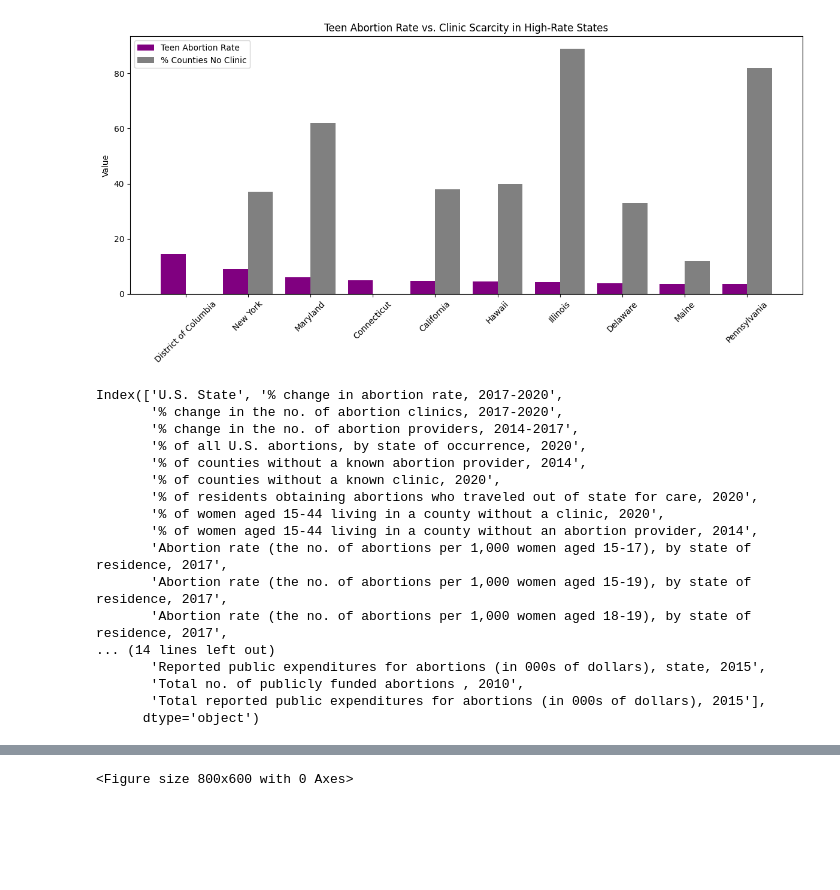
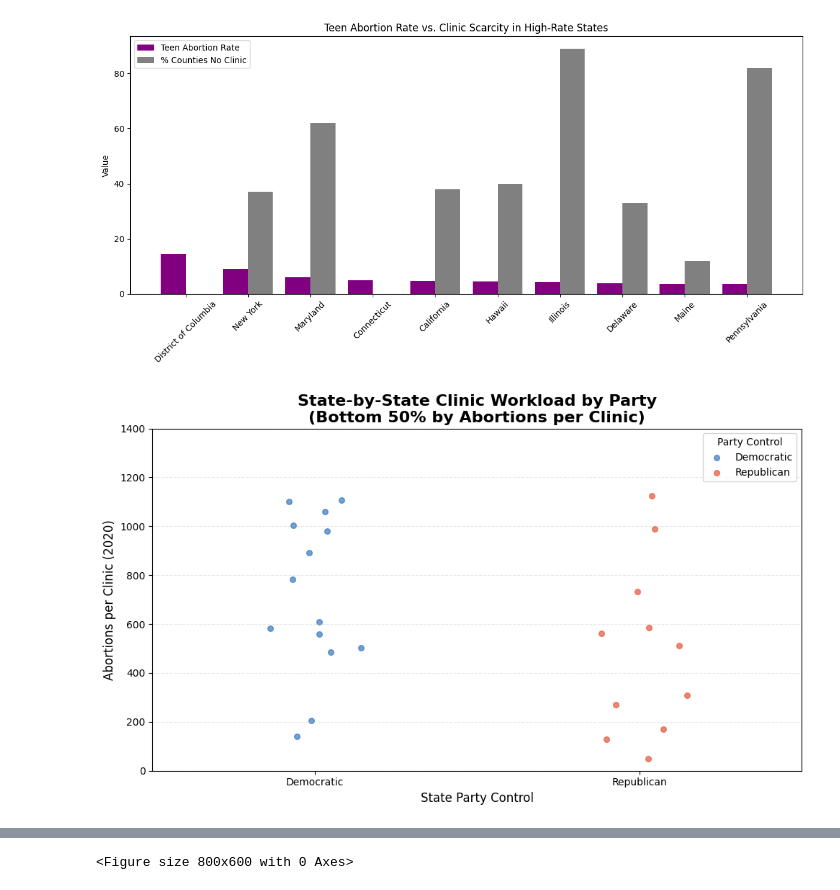
Before and after one commit to evelynzhang5/portfolio, a Jupyter notebook: project2/dsc106.ipynb, the cells around one changed output, grey strips where cells are left out. Saved outputs shown, nothing was run; the diff lists cells and outputs as text; code cells hidden in the pictures; blank space fills up the shorter version.

```diff
--- a/project2/dsc106.ipynb
+++ b/project2/dsc106.ipynb
@@ -130,23 +130,49 @@ plt.show()
 [figure]
 [figure]
 [figure]
-# %%
-df.columns
-# %% [output]
-Index(['U.S. State', '% change in abortion rate, 2017-2020',
-       '% change in the no. of abortion clinics, 2017-2020',
-       '% change in the no. of abortion providers, 2014-2017',
-       '% of all U.S. abortions, by state of occurrence, 2020',
-       '% of counties without a known abortion provider, 2014',
-       '% of counties without a known clinic, 2020',
-       '% of residents obtaining abortions who traveled out of state for care, 2020',
-       '% of women aged 15-44 living in a county without a clinic, 2020',
-       '% of women aged 15-44 living in a county without an abortion provider, 2014',
-       'Abortion rate (the no. of abortions per 1,000 women aged 15-17), by state of residence, 2017',
-       'Abortion rate (the no. of abortions per 1,000 women aged 15-19), by state of residence, 2017',
-       'Abortion rate (the no. of abortions per 1,000 women aged 18-19), by state of residence, 2017',
-... (14 lines left out)
-       'Reported public expenditures for abortions (in 000s of dollars), state, 2015',
-       'Total no. of publicly funded abortions , 2010',
-       'Total reported public expenditures for abortions (in 000s of dollars), 2015'],
-      dtype='object')
+# %%
+import pandas as pd
+import matplotlib.pyplot as plt
+import numpy as np
+
+# 1) Prepare the abortion data
+abortion = abortion_df.copy()
+abortion['Abortions_per_Clinic'] = abortion['Abortions_2020'] / abortion['Clinic_Count']
+abortion = abortion.dropna(subset=['Party_Control'])
+
+def bottom_half(group):
+    return group.nsmallest(len(group)//2, 'Abortions_per_Clinic')
+
+bottom_50 = (
+    abortion.groupby('Party_Control', group_keys=False)
+    .apply(bottom_half, include_groups=False)
+)
+
+bottom_50['Party_Control'] = abortion.set_index('State').loc[bottom_50['State']]['Party_Control'].values
+
+# 2) Plot
+fig, ax = plt.subplots(figsize=(10, 6))
+
+party_color = {'Democratic': '#3778bf', 'Republican': '#e55537'}
+
+for i, party in enumerate(['Democratic', 'Republican']):
+    data = bottom_50[bottom_50['Party_Control'] == party]['Abortions_per_Clinic']
+    # Add horizontal jitter
+    x_jitter = np.random.normal(i, 0.08, size=len(data))
+    ax.scatter(x_jitter, data, color=party_color[party], alpha=0.7, s=30, label=party)
+
+# Axis labels
+ax.set_xticks([0, 1])
+ax.set_xticklabels(['Democratic', 'Republican'])
+ax.set_xlim(-0.5, 1.5)
+ax.set_ylim(0, 1400)
+ax.set_ylabel('Abortions per Clinic (2020)', fontsize=12)
+ax.set_xlabel('State Party Control', fontsize=12)
+ax.set_title('State-by-State Clinic Workload by Party\n(Bottom 50% by Abortions per Clinic)', fontsize=16, fontweight='bold')
+ax.grid(axis='y', linestyle='--', alpha=0.3)
+ax.legend(title="Party Control")
+
+plt.tight_layout()
+plt.show()
+# %% [output]
+[figure, added]
```
Also changed, not shown: parts of 31 cells of this notebook, 11 other files.
